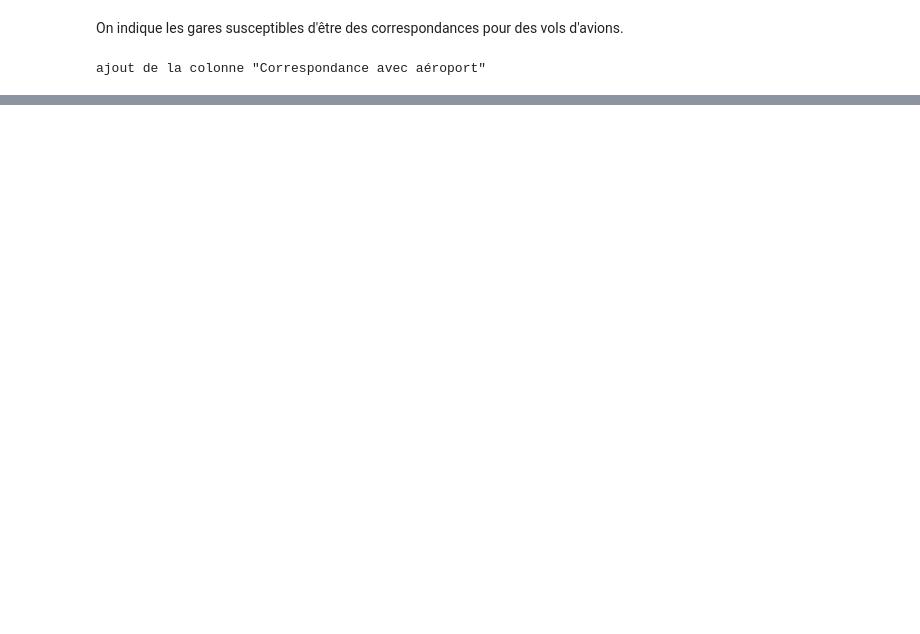
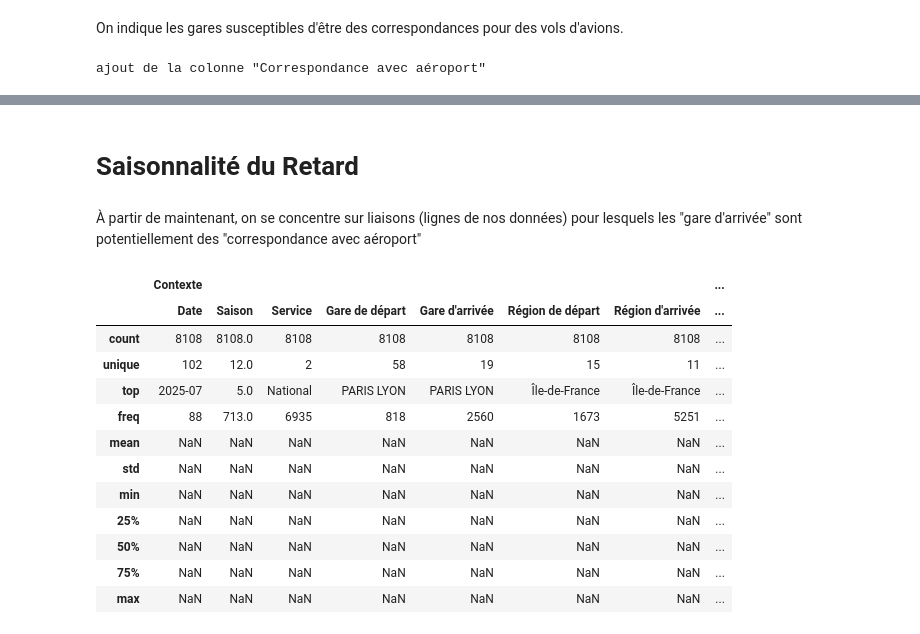
Before and after one commit to Luca-Hachani/SNCF-Project, a Jupyter notebook: poc/EDA_luca.ipynb, the cells around one changed output, grey strips where cells are left out. Drawn from its saved outputs; the diff is of its cells as text; code cells hidden in the pictures; blank space fills up the shorter version.

```diff
--- a/poc/EDA_luca.ipynb
+++ b/poc/EDA_luca.ipynb
@@ -360,0 +398,23 @@ df.describe(include='all')
+# %% [markdown]
+# Saisonnalité du Retard
+# %% [markdown]
+À partir de maintenant, on se concentre sur liaisons (lignes de nos données) pour lesquels les "gare d'arrivée" sont potentiellement des "correspondance avec aéroport"
+# %%
+# Isole le sous-ensemble des liaisons permettant une correspondance potentielle avec un aéroport
+df_airport = df[df[("Contexte","Correspondance avec aéroport")] == True]
+# %%
+df_airport.describe(include='all')
+# %% [output]
+|  | Contexte |  |  |  |  |  |  | ... |
+|  | Date | Saison | Service | Gare de départ | Gare d'arrivée | Région de départ | Région d'arrivée | ... |
+| count | 8108 | 8108.0 | 8108 | 8108 | 8108 | 8108 | 8108 | ... |
+| unique | 102 | 12.0 | 2 | 58 | 19 | 15 | 11 | ... |
+| top | 2025-07 | 5.0 | National | PARIS LYON | PARIS LYON | Île-de-France | Île-de-France | ... |
+| freq | 88 | 713.0 | 6935 | 818 | 2560 | 1673 | 5251 | ... |
+| mean | NaN | NaN | NaN | NaN | NaN | NaN | NaN | ... |
+| std | NaN | NaN | NaN | NaN | NaN | NaN | NaN | ... |
+| min | NaN | NaN | NaN | NaN | NaN | NaN | NaN | ... |
+| 25% | NaN | NaN | NaN | NaN | NaN | NaN | NaN | ... |
+| 50% | NaN | NaN | NaN | NaN | NaN | NaN | NaN | ... |
+| 75% | NaN | NaN | NaN | NaN | NaN | NaN | NaN | ... |
+| max | NaN | NaN | NaN | NaN | NaN | NaN | NaN | ... |
```
Also changed, not shown: parts of 14 cells of this notebook, 1 other file.
